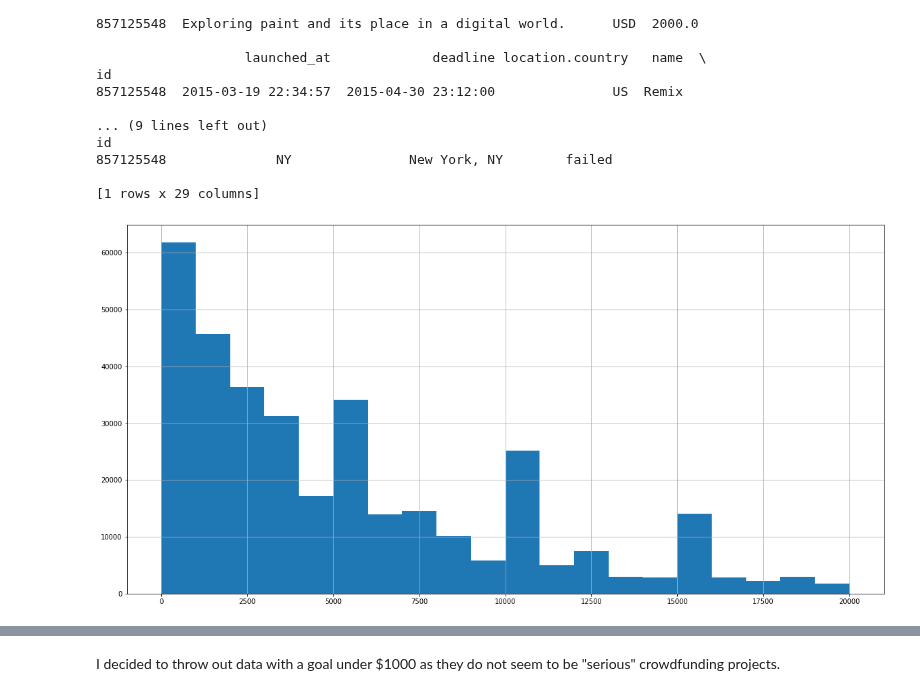
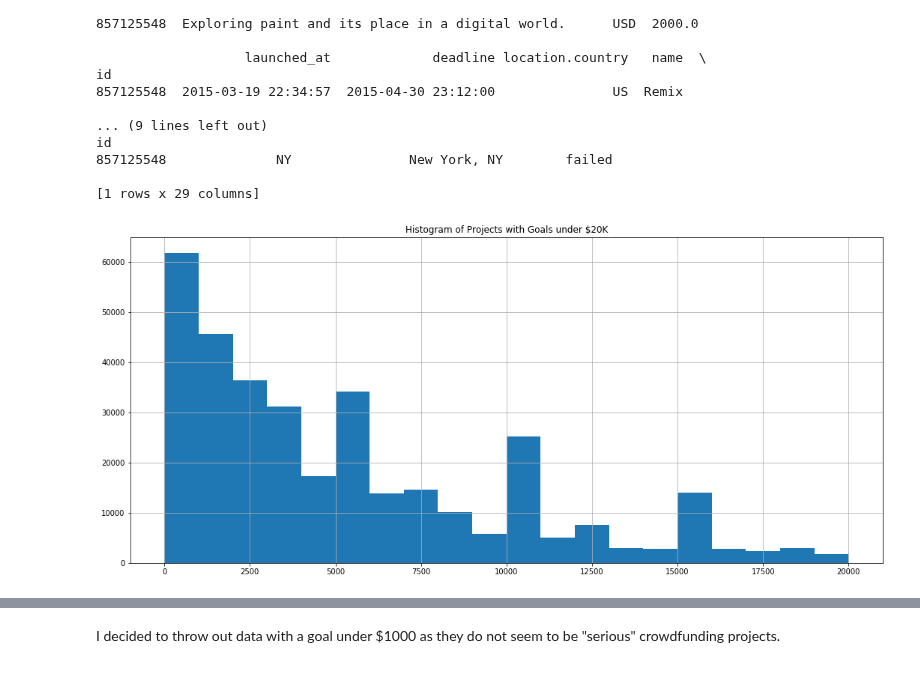
Before and after one commit to dwitten392/Springboard---DW, a Jupyter notebook: Capstone 1 - Kickstarter/Kickstarter Projects.ipynb, the cells around one changed output, grey strips where cells are left out. Drawn from its saved outputs; the diff is of its cells as text; code cells hidden in the pictures.

```diff
--- a/Capstone 1 - Kickstarter/Kickstarter Projects.ipynb
+++ b/Capstone 1 - Kickstarter/Kickstarter Projects.ipynb
@@ -32,9 +34,10 @@ id
 [1 rows x 29 columns]
 # %%
 #attempt to understand goal_USD data shape by only looking at data under 20k (too zoomed out without the restriction)
-data['goal_USD'].loc[data['goal_USD'] < 20000].hist(bins = 20, figsize=(20,10))
+data['goal_USD'].loc[data['goal_USD'] < 20000].hist(bins = 20, figsize=(18,8))
+plt.title('Histogram of Projects with Goals under $20K')
 plt.show()
 # %% [output]
-[figure, old version]
+[figure, new version]
 # %%
 #Checking first 1000 category against 2nd 1000. Already by the second, failure is more likely than success.
```
Also changed, not shown: parts of 11 cells of this notebook.
